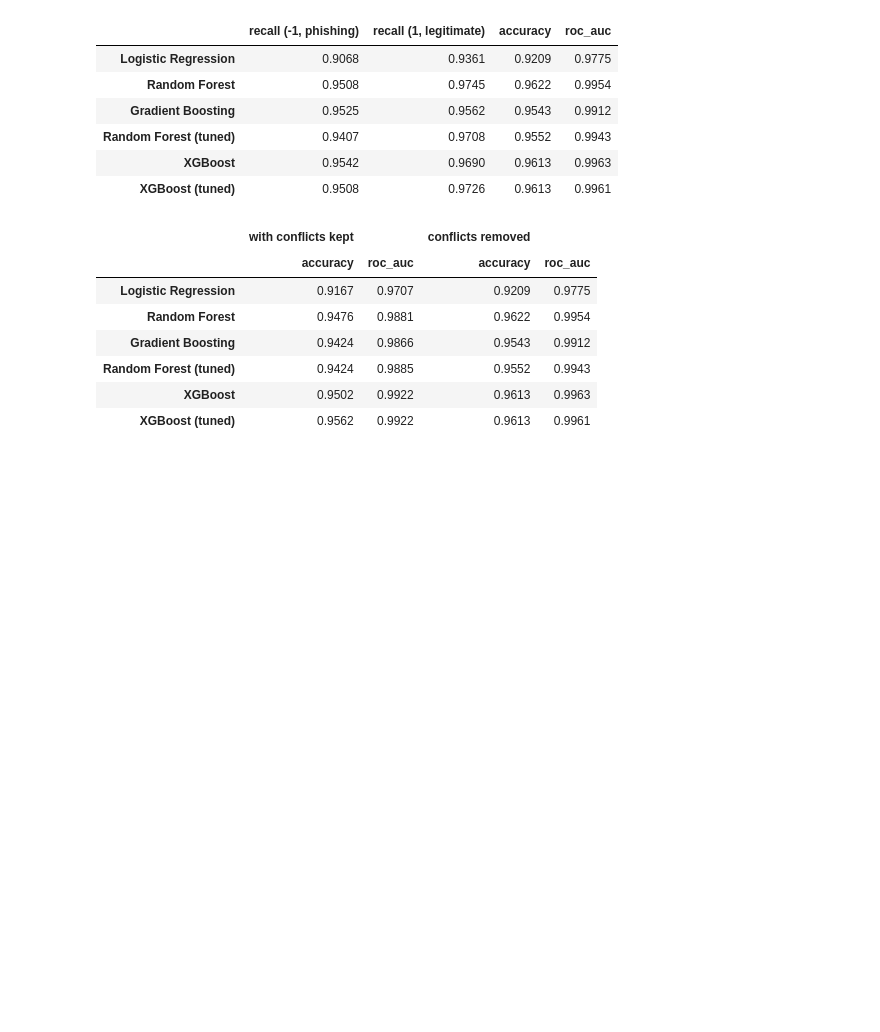
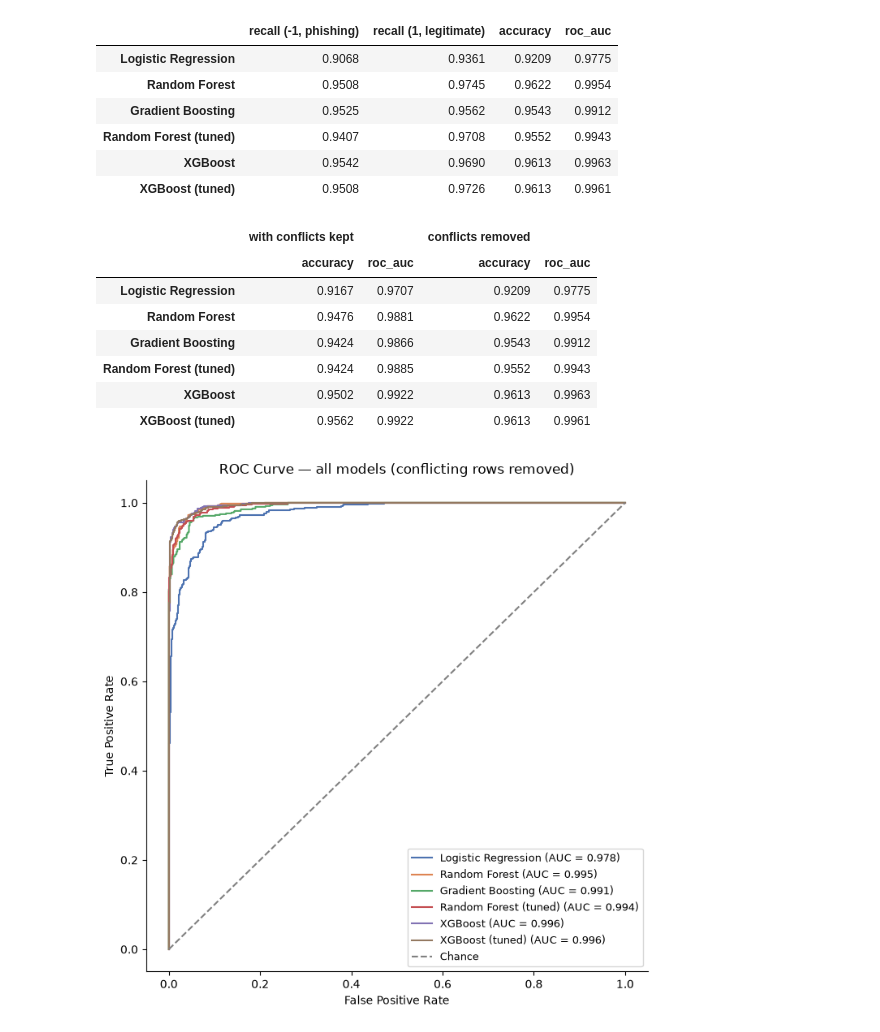
Before and after one commit to imgabrielas/Not-So-Small-ML, a Jupyter notebook: Phishing Websites/notebook.ipynb, the cells around one changed output. Drawn from its saved outputs; the diff is of its cells as text; code cells hidden in the pictures; blank space fills up the shorter version.

```diff
--- a/Phishing Websites/notebook.ipynb
+++ b/Phishing Websites/notebook.ipynb
@@ -833,11 +833,13 @@ models_clean = {
 }
 
 model_comparison_clean = pd.DataFrame()
+probas_clean = {}
 
 for name, clf in models_clean.items():
     clf.fit(X_train_c, y_train_c)
     pred = clf.predict(X_test_c)
     proba = clf.predict_proba(X_test_c)[:, 1]
+    probas_clean[name] = proba
     model_comparison_clean.loc[name, 'recall (-1, phishing)'] = recall_score(y_test_c, pred, pos_label=-1)
     model_comparison_clean.loc[name, 'recall (1, legitimate)'] = recall_score(y_test_c, pred, pos_label=1)
     model_comparison_clean.loc[name, 'accuracy'] = accuracy_score(y_test_c, pred)
@@ -850,6 +852,7 @@ for name, clf in [
     clf.fit(X_train_c, y_train_c_xgb)
     pred = pd.Series(clf.predict(X_test_c)).map({0: -1, 1: 1}).values
     proba = clf.predict_proba(X_test_c)[:, 1]
+    probas_clean[name] = proba
     model_comparison_clean.loc[name, 'recall (-1, phishing)'] = recall_score(y_test_c, pred, pos_label=-1)
     model_comparison_clean.loc[name, 'recall (1, legitimate)'] = recall_score(y_test_c, pred, pos_label=1)
     model_comparison_clean.loc[name, 'accuracy'] = accuracy_score(y_test_c, pred)
@@ -879,3 +882,22 @@ before_after.round(4)
 | Random Forest (tuned) | 0.9424 | 0.9885 | 0.9552 | 0.9943 |
 | XGBoost | 0.9502 | 0.9922 | 0.9613 | 0.9963 |
 | XGBoost (tuned) | 0.9562 | 0.9922 | 0.9613 | 0.9961 |
+# %%
+colors_clean = sns.color_palette('deep', len(probas_clean))
+
+fig, ax = plt.subplots(figsize=(7, 7))
+for (name, proba), color in zip(probas_clean.items(), colors_clean):
+    fpr_i, tpr_i, _ = roc_curve(y_test_c, proba, pos_label=1)
+    auc_i = roc_auc_score(y_test_c, proba)
+    ax.plot(fpr_i, tpr_i, color=color, label=f'{name} (AUC = {auc_i:.3f})')
+
+ax.plot([0, 1], [0, 1], linestyle='--', color='gray', label='Chance')
+ax.set_xlabel('False Positive Rate')
+ax.set_ylabel('True Positive Rate')
+ax.set_title('ROC Curve — all models (conflicting rows removed)')
+ax.legend(loc='lower right', fontsize=9)
+sns.despine()
+plt.tight_layout()
+plt.show()
+# %% [output]
+[figure, added]
```
Also changed, not shown: 2 other files.
